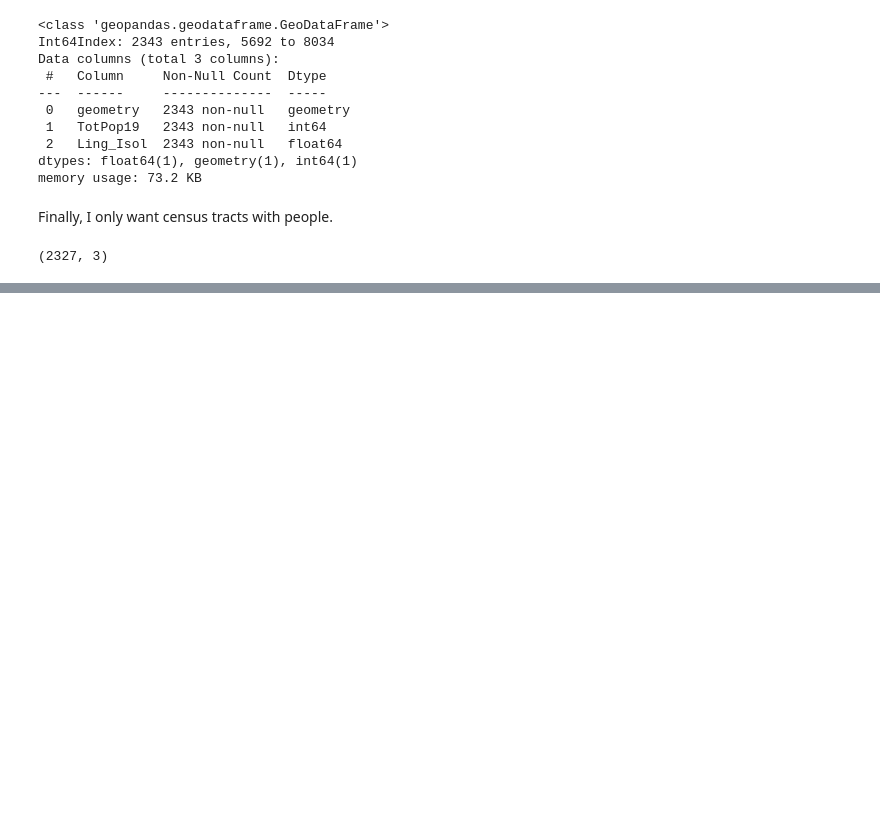
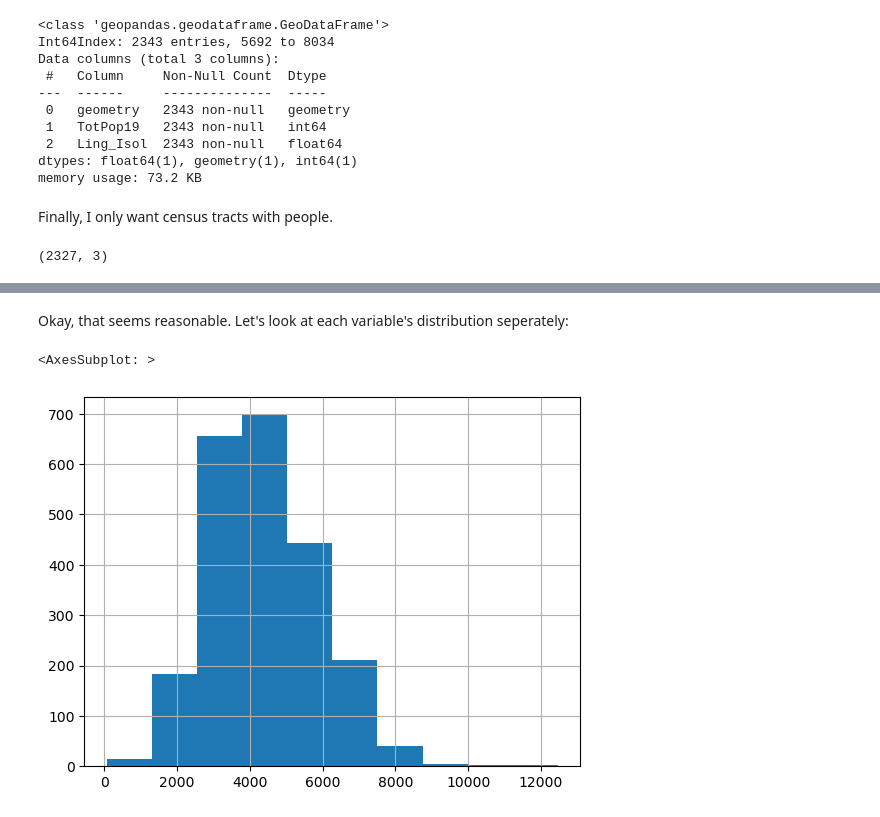
Before and after one commit to aron-walker/up221-aron, a Jupyter notebook: week3/week_3_aron_walker.ipynb, the cells around one changed output, grey strips where cells are left out. Cells and saved outputs as stored; diff of their text form; code cells hidden in the pictures; blank space fills up the shorter version.

```diff
--- a/week3/week_3_aron_walker.ipynb
+++ b/week3/week_3_aron_walker.ipynb
@@ -144,0 +172,8 @@ data2.shape
+# %% [markdown]
+Okay, that seems reasonable. Let's look at each variable's distribution seperately:
+# %%
+# Tract population histogram
+data3['TotPop19'].hist()
+# %% [output]
+<AxesSubplot: >
+[figure, added]
```
Also changed, not shown: parts of 31 cells of this notebook.
